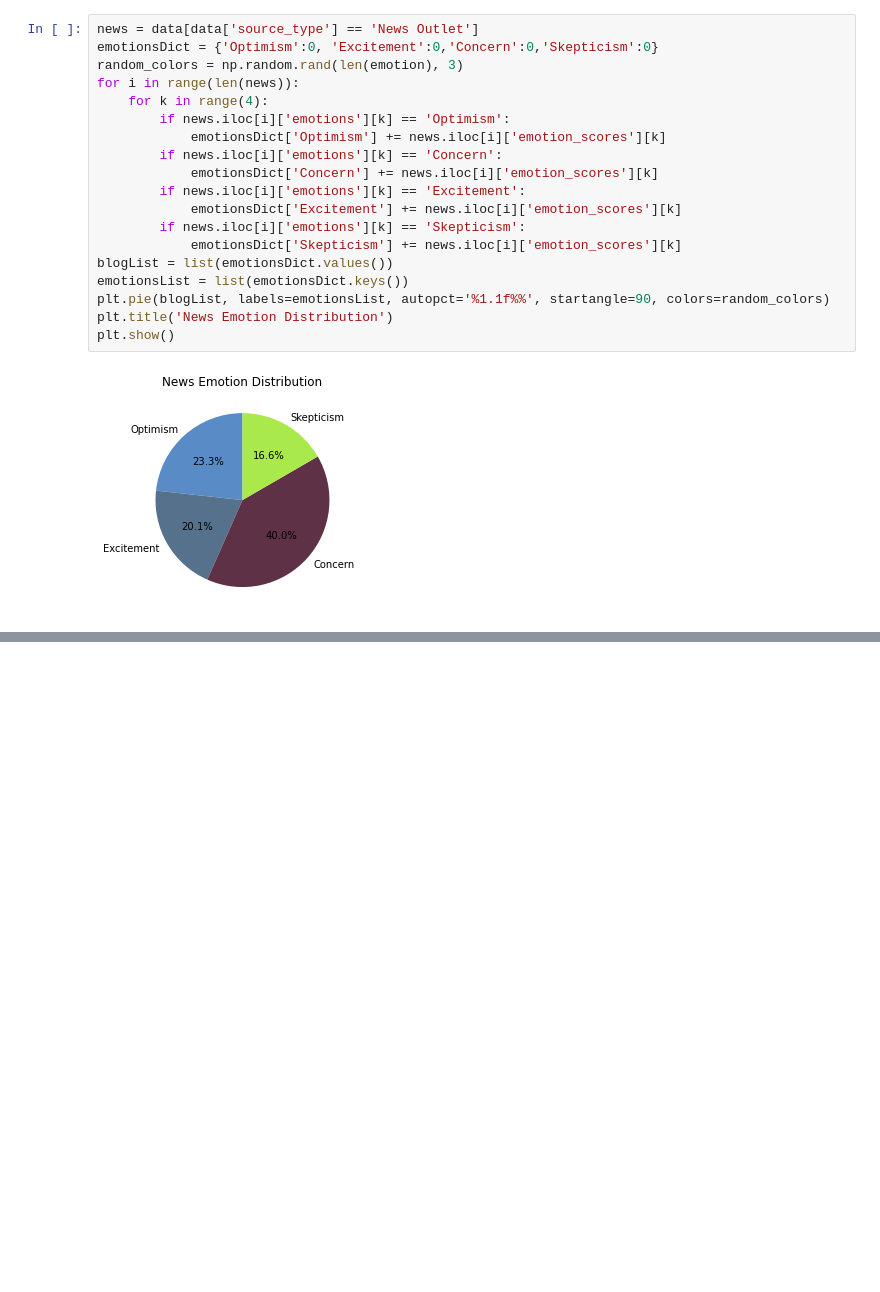
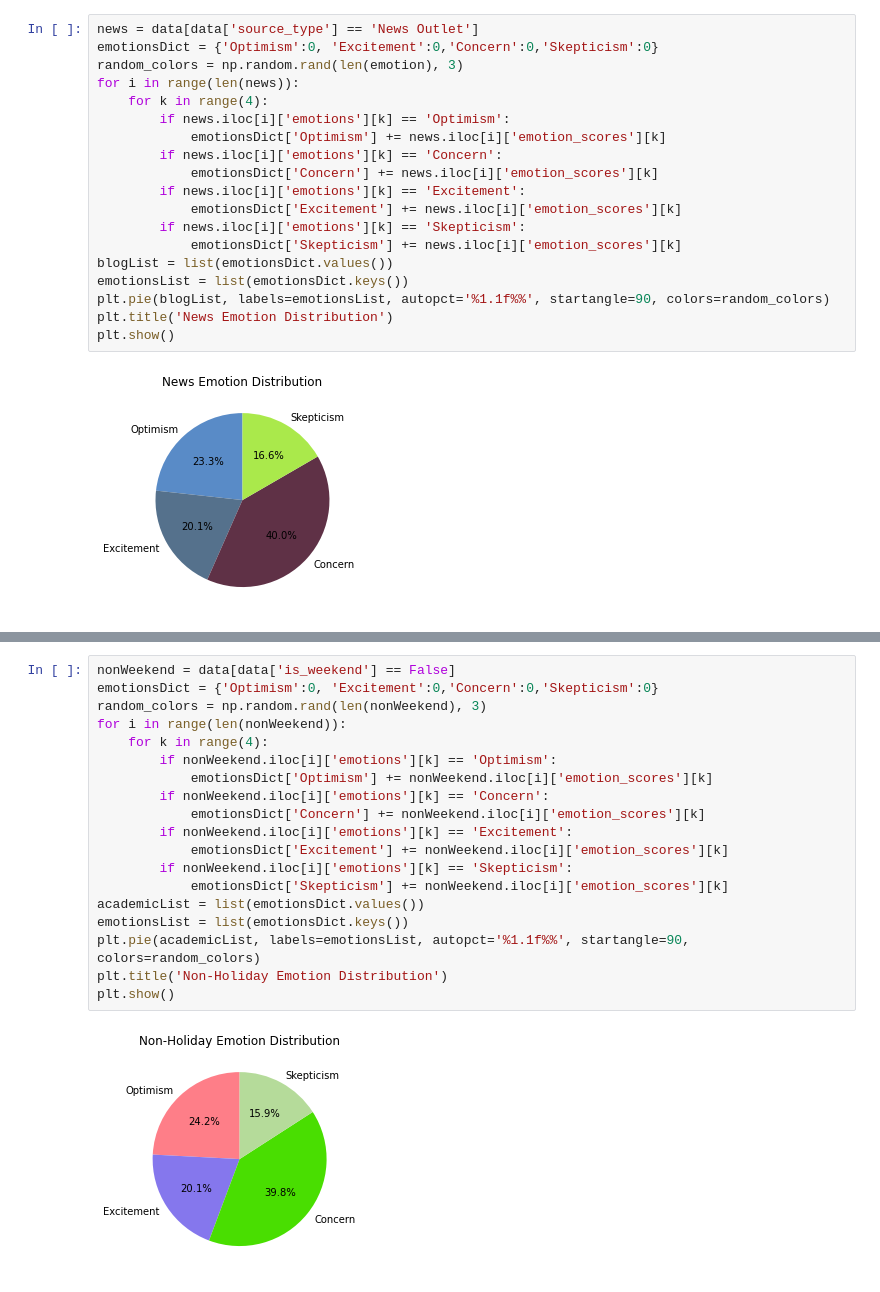
Before and after one commit to ArjunRajpal123/datathon-breaking-bad-data, a Jupyter notebook: emotion_distributions.ipynb, the cells around one changed output, grey strips where cells are left out. Saved outputs shown, nothing was run; the diff lists cells and outputs as text; blank space fills up the shorter version.

```diff
--- a/emotion_distributions.ipynb
+++ b/emotion_distributions.ipynb
@@ -293,0 +350,21 @@ plt.show()
+# %%
+nonWeekend = data[data['is_weekend'] == False]
+emotionsDict = {'Optimism':0, 'Excitement':0,'Concern':0,'Skepticism':0}
+random_colors = np.random.rand(len(nonWeekend), 3)
+for i in range(len(nonWeekend)):
+    for k in range(4):
+        if nonWeekend.iloc[i]['emotions'][k] == 'Optimism':
+            emotionsDict['Optimism'] += nonWeekend.iloc[i]['emotion_scores'][k]
+        if nonWeekend.iloc[i]['emotions'][k] == 'Concern':
+            emotionsDict['Concern'] += nonWeekend.iloc[i]['emotion_scores'][k]
+        if nonWeekend.iloc[i]['emotions'][k] == 'Excitement':
+            emotionsDict['Excitement'] += nonWeekend.iloc[i]['emotion_scores'][k]
+        if nonWeekend.iloc[i]['emotions'][k] == 'Skepticism':
+            emotionsDict['Skepticism'] += nonWeekend.iloc[i]['emotion_scores'][k]
+academicList = list(emotionsDict.values())
+emotionsList = list(emotionsDict.keys())
+plt.pie(academicList, labels=emotionsList, autopct='%1.1f%%', startangle=90, colors=random_colors)
+plt.title('Non-Holiday Emotion Distribution')
+plt.show()
+# %% [output]
+[figure, added]
```
Also changed, not shown: parts of 10 cells of this notebook.
